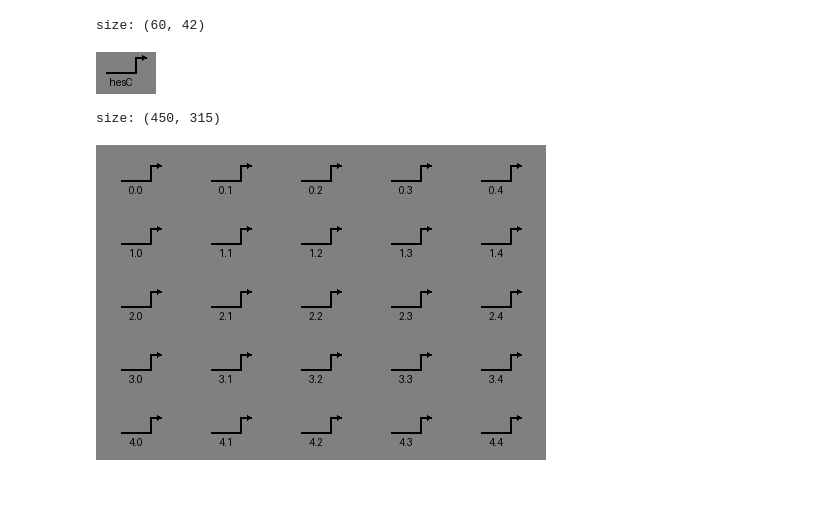
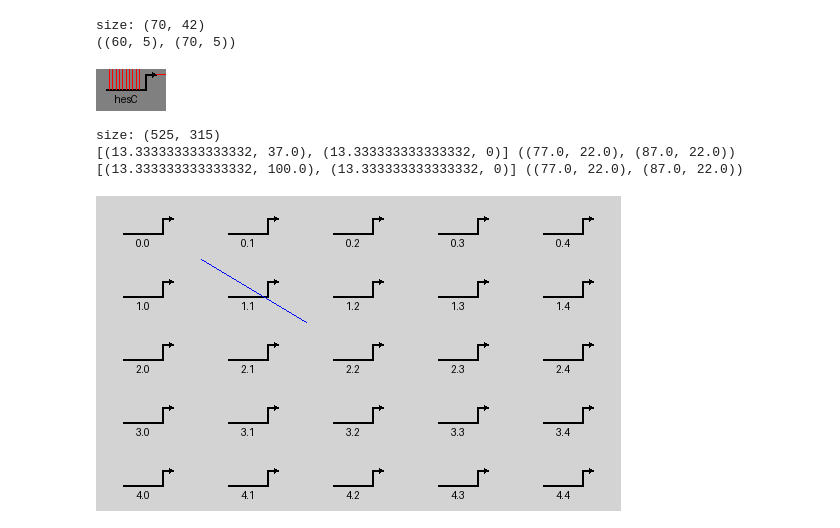
Before and after one commit to dinkum-bio/dinkum, a Jupyter notebook: notebooks/000-gene-line-drawing-foo.ipynb, the cells around one changed output. Drawn from its saved outputs; the diff is of its cells as text; code cells hidden in the pictures; blank space fills up the shorter version.

```diff
--- a/notebooks/000-gene-line-drawing-foo.ipynb
+++ b/notebooks/000-gene-line-drawing-foo.ipynb
@@ -25,15 +92,25 @@ class GeneSigil:
 # %%
 gene = GeneSigil('black', 'hesC')
 size = gene.estimate_size()
 print(f'size: {size}')
 
 im = Image.new('RGB', size, 'grey')
 imdraw = ImageDraw.Draw(im)
 gene.draw(imdraw)
+
+for i in range(10):
+    line_coords = gene.get_cisreg_point(i)
+    imdraw.line(line_coords, fill="red")
+
+gene_out_line = gene.get_gene_out_point()
+imdraw.line(gene_out_line, fill='red')
+print(gene_out_line)
+
 im
 # %% [output]
-size: (60, 42)
+size: (70, 42)
+((60, 5), (70, 5))
-[figure, old version]
+[figure, new version]
 # %%
 class TissueSigil:
     def __init__(self, n_rows, n_cols):
@@ -63,12 +188,17 @@ class TissueSigil:
 # %%
 tissue = TissueSigil(5, 5)
+tissue.build()
+tissue.add_path("0.0", "0.0")
+tissue.add_path("0.0", "1.1")
 size = tissue.estimate_size()
 print(f'size: {size}')
 
-im = Image.new('RGB', size, 'grey')
+im = Image.new('RGB', size, 'lightgrey')
 imdraw = ImageDraw.Draw(im)
 tissue.draw(imdraw)
 im
 # %% [output]
-size: (450, 315)
+size: (525, 315)
+[(13.333333333333332, 37.0), (13.333333333333332, 0)] ((77.0, 22.0), (87.0, 22.0))
+[(13.333333333333332, 100.0), (13.333333333333332, 0)] ((77.0, 22.0), (87.0, 22.0))
-[figure, old version]
+[figure, new version]
```
Also changed, not shown: parts of 2 cells of this notebook.
